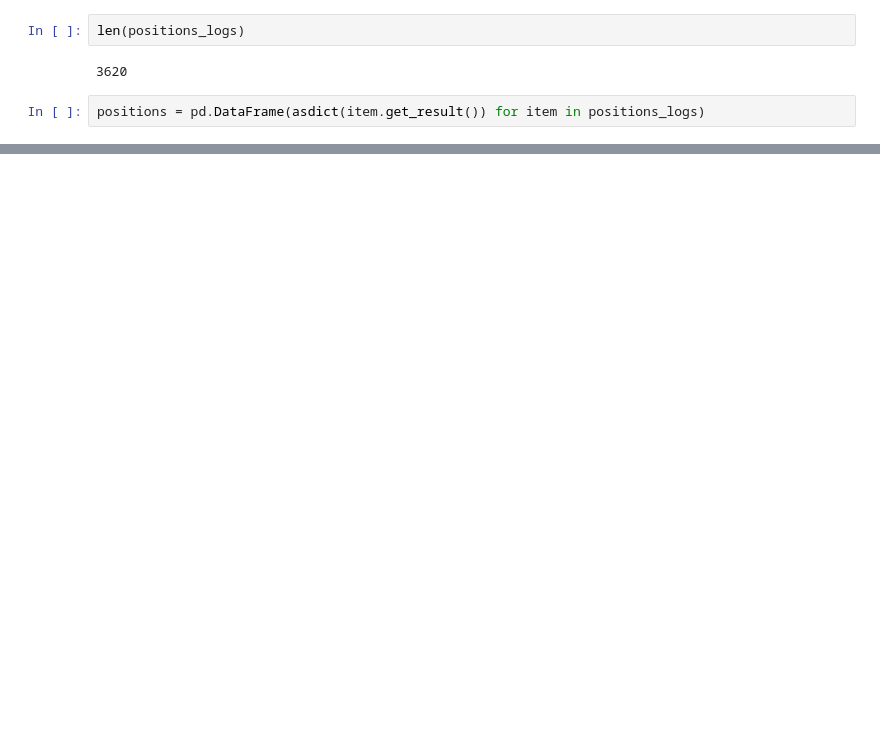
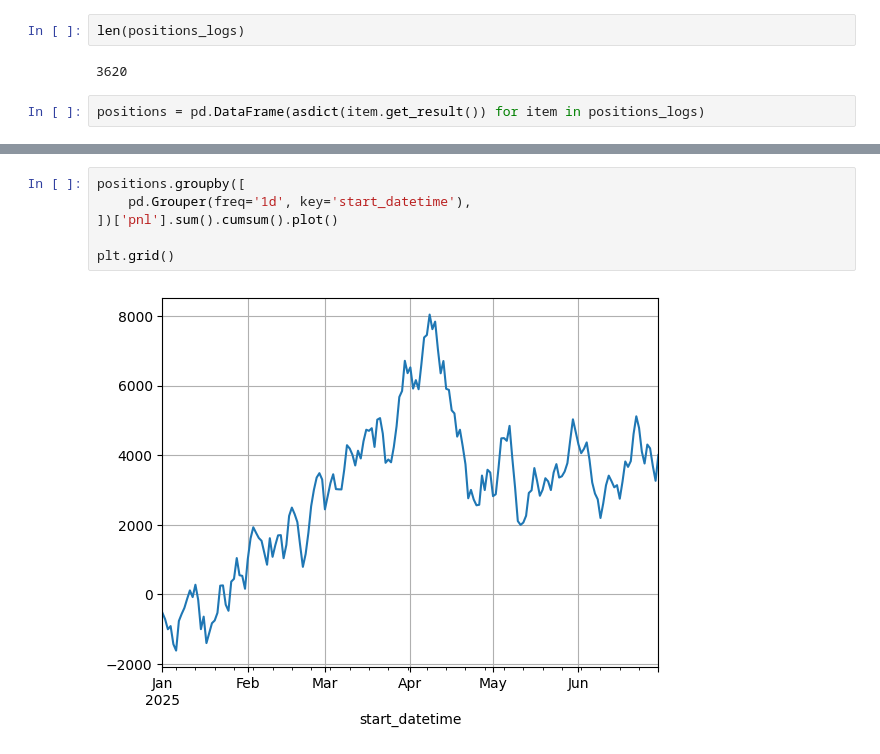
Before and after one commit to vvbark/trading-bot, a Jupyter notebook: interactor.ipynb, the cells around one changed output, grey strips where cells are left out. Cells and saved outputs as stored; diff of their text form; blank space fills up the shorter version.

```diff
--- a/interactor.ipynb
+++ b/interactor.ipynb
@@ -258,3 +293,11 @@ plt.grid()
+# %%
+positions.groupby([
+    pd.Grouper(freq='1d', key='start_datetime'),
+])['pnl'].sum().cumsum().plot()
+
+plt.grid()
+# %% [output]
+[figure, added]
 # %%
 positions['target'].value_counts(1)
 # %% [output]
```
Also changed, not shown: parts of 10 cells of this notebook, 5 other files.
